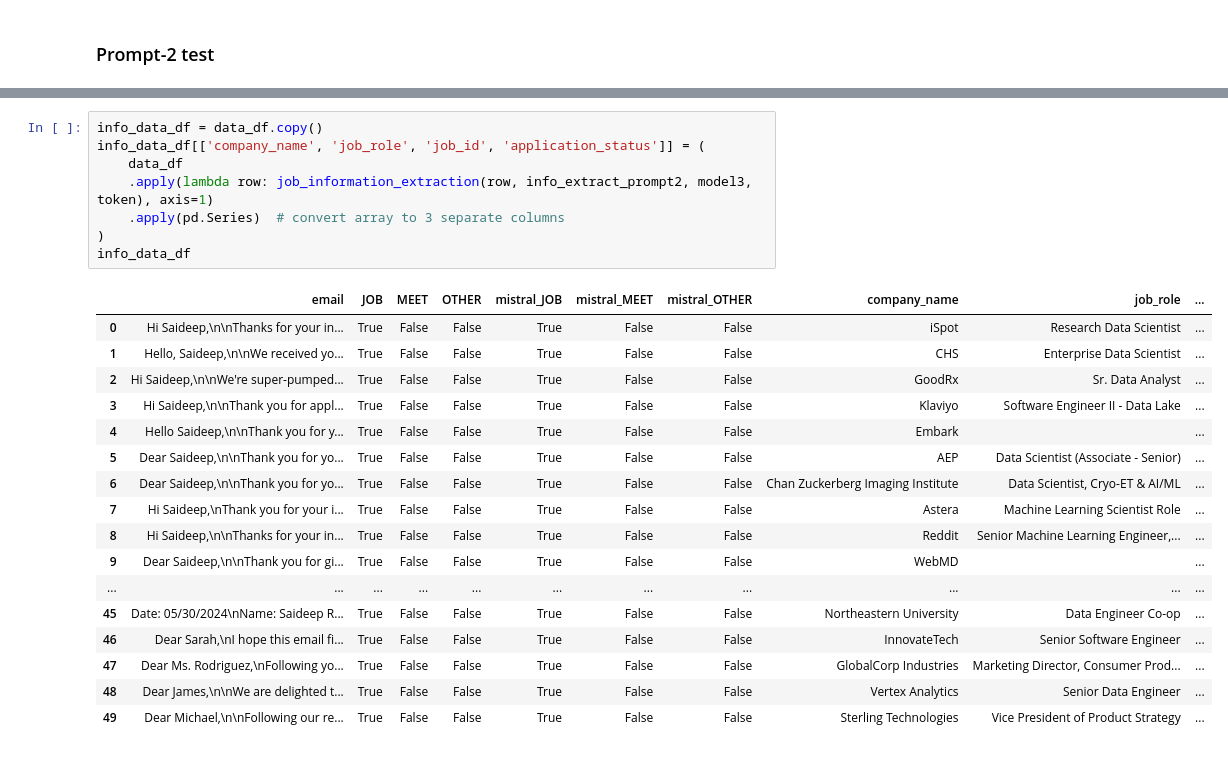
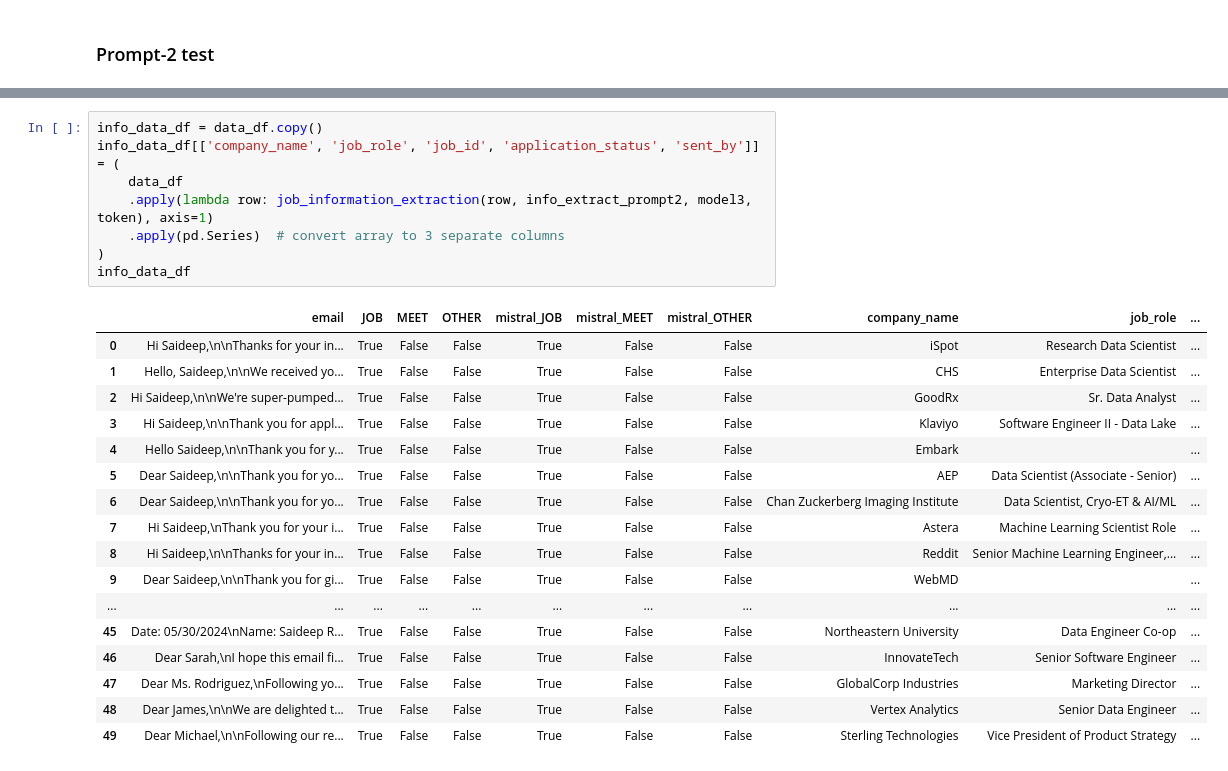
Before and after one commit to saideep-arikontham/Email-Assistant-using-Generative-AI, a Jupyter notebook: test_notebooks/JOB_info_extraction.ipynb, the cells around one changed output, grey strips where cells are left out. Cells and saved outputs as stored; diff of their text form.

```diff
--- a/test_notebooks/JOB_info_extraction.ipynb
+++ b/test_notebooks/JOB_info_extraction.ipynb
@@ -401,27 +419,27 @@ info_data_df
 | 49 | Dear Michael,\n\nFollowing our re... | True | False | False | True | False | False | Sterling Technologies | Vice President of Product Strategy | ... |
 # %%
 info_data_df = data_df.copy()
-info_data_df[['company_name', 'job_role', 'job_id', 'application_status']] = (
+info_data_df[['company_name', 'job_role', 'job_id', 'application_status', 'sent_by']] = (
     data_df
     .apply(lambda row: job_information_extraction(row, info_extract_prompt2, model3, token), axis=1)
     .apply(pd.Series)  # convert array to 3 separate columns
 )
 info_data_df
 # %% [output]
 |  | email | JOB | MEET | OTHER | mistral_JOB | mistral_MEET | mistral_OTHER | company_name | job_role | ... |
 | 0 | Hi Saideep,\n\nThanks for your in... | True | False | False | True | False | False | iSpot | Research Data Scientist | ... |
 | 1 | Hello, Saideep,\n\nWe received yo... | True | False | False | True | False | False | CHS | Enterprise Data Scientist | ... |
 | 2 | Hi Saideep,\n\nWe're super-pumped... | True | False | False | True | False | False | GoodRx | Sr. Data Analyst | ... |
 | 3 | Hi Saideep,\n\nThank you for appl... | True | False | False | True | False | False | Klaviyo | Software Engineer II - Data Lake | ... |
 | 4 | Hello Saideep,\n\nThank you for y... | True | False | False | True | False | False | Embark |  | ... |
 | 5 | Dear Saideep,\n\nThank you for yo... | True | False | False | True | False | False | AEP | Data Scientist (Associate - Senior) | ... |
 | 6 | Dear Saideep,\n\nThank you for yo... | True | False | False | True | False | False | Chan Zuckerberg Imaging Institute | Data Scientist, Cryo-ET & AI/ML | ... |
 | 7 | Hi Saideep,\nThank you for your i... | True | False | False | True | False | False | Astera | Machine Learning Scientist Role | ... |
 | 8 | Hi Saideep,\n\nThanks for your in... | True | False | False | True | False | False | Reddit | Senior Machine Learning Engineer,... | ... |
 | 9 | Dear Saideep,\n\nThank you for gi... | True | False | False | True | False | False | WebMD |  | ... |
 | ... | ... | ... | ... | ... | ... | ... | ... | ... | ... | ... |
 | 45 | Date: 05/30/2024\nName: Saideep R... | True | False | False | True | False | False | Northeastern University | Data Engineer Co-op | ... |
 | 46 | Dear Sarah,\nI hope this email fi... | True | False | False | True | False | False | InnovateTech | Senior Software Engineer | ... |
-| 47 | Dear Ms. Rodriguez,\nFollowing yo... | True | False | False | True | False | False | GlobalCorp Industries | Marketing Director, Consumer Prod... | ... |
+| 47 | Dear Ms. Rodriguez,\nFollowing yo... | True | False | False | True | False | False | GlobalCorp Industries | Marketing Director | ... |
 | 48 | Dear James,\n\nWe are delighted t... | True | False | False | True | False | False | Vertex Analytics | Senior Data Engineer | ... |
 | 49 | Dear Michael,\n\nFollowing our re... | True | False | False | True | False | False | Sterling Technologies | Vice President of Product Strategy | ... |
```
Also changed, not shown: parts of 7 cells of this notebook, 2 other files.
